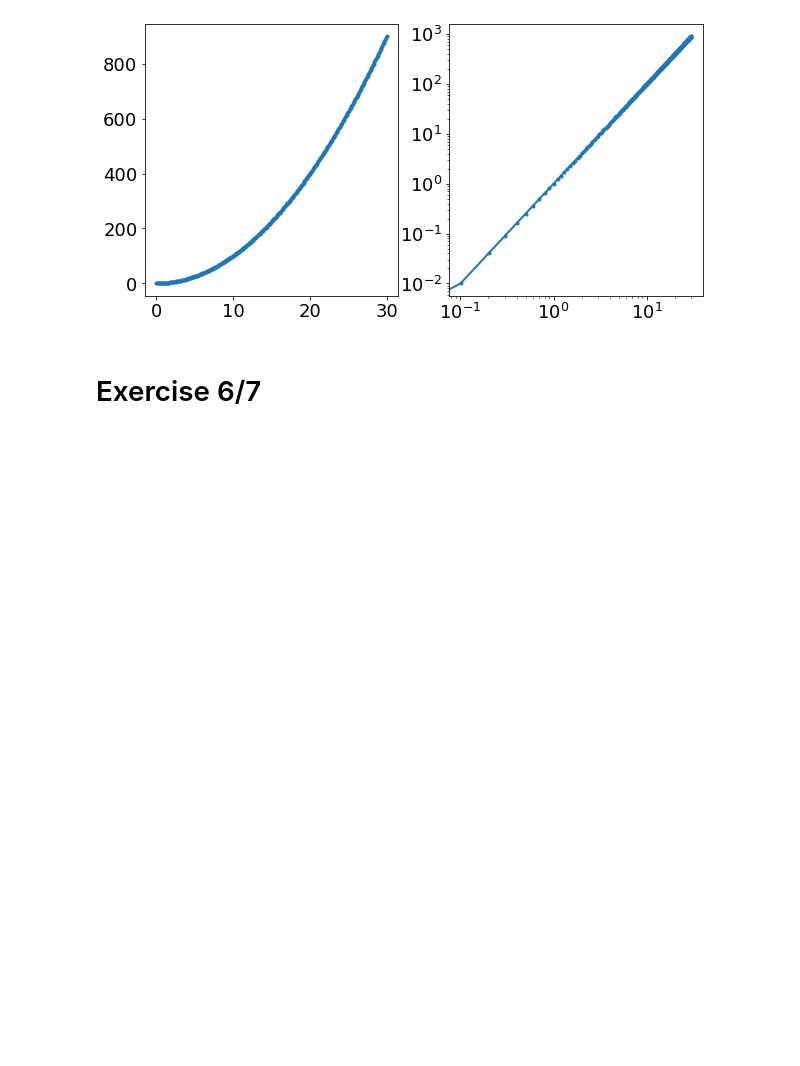
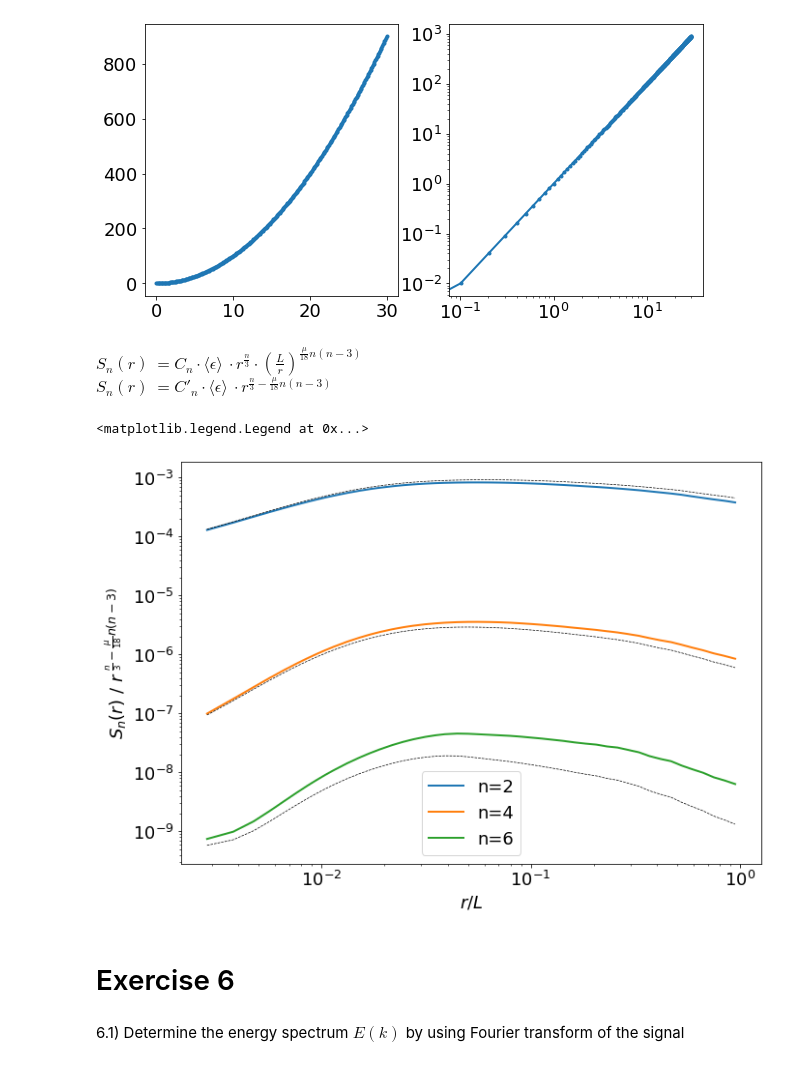
Before and after one commit to T1mors/Fluiddynamik, a Jupyter notebook: Turbulence Analysis.ipynb, the cells around one changed output. Saved outputs shown, nothing was run; the diff lists cells and outputs as text; code cells hidden in the pictures; blank space fills up the shorter version.

```diff
--- a/Turbulence Analysis.ipynb
+++ b/Turbulence Analysis.ipynb
@@ -381,5 +401,30 @@ ax[1].loglog(r_lin, y, marker='.')
 # %% [output]
 [<matplotlib.lines.Line2D at 0x...>]
 [figure]
+# %% [markdown]
+$S_n(r)\ = C_n \cdot \langle \epsilon \rangle\ \cdot r^{\frac{n}{3}} \cdot (\frac{L}{r})^{\frac{\mu}{18} n (n-3)}$
+$S_n(r)\ = C'_n \cdot \langle \epsilon \rangle\ \cdot r^{ \frac{n}{3}-\frac{\mu}{18} n (n-3)}$
+# %%
+# even structure functions
+fig, ax = plt.subplots(figsize=(10,7), tight_layout=True)
+
+# From lecture mu is usually between 0.2 < mu < 0.28
+# No "real" reason, just from experimental data
+mu =0.227
+ax.loglog(r_in_log*dr/L_fit,struc[2]/r_in_log**(2/3+mu/9) , label='n=2')
+ax.loglog(r_in_log*dr/L_fit,struc[2]/r_in_log**(2/3) , color='black', ls='dashed', lw=0.7)
+ax.loglog(r_in_log*dr/L_fit,struc[4]/r_in_log**(4/3-2*mu/9), label='n=4')
+ax.loglog(r_in_log*dr/L_fit,struc[4]/r_in_log**(4/3), color='black', ls='dashed', lw=0.7)
+ax.loglog(r_in_log*dr/L_fit,struc[6]/r_in_log**(6/3-mu), label='n=6')
+ax.loglog(r_in_log*dr/L_fit,struc[6]/r_in_log**(6/3), color='black', ls='dashed', lw=0.7)
+
+ax.set_xlabel('$r/L$', fontsize=18)
+ax.set_ylabel(r'$S_n(r)\ /\ r^{\ \frac{n}{3}-\frac{\mu}{18} n (n-3)}$', fontsize=18)
+ax.legend()
+# %% [output]
+<matplotlib.legend.Legend at 0x...>
+[figure, added]
 # %% [markdown]
-# Exercise 6/7
+# Exercise 6
+# %% [markdown]
+6.1) Determine the energy spectrum $E(k)$ by using Fourier transform of the signal
```
Also changed, not shown: parts of 23 cells of this notebook, 6 other files.
